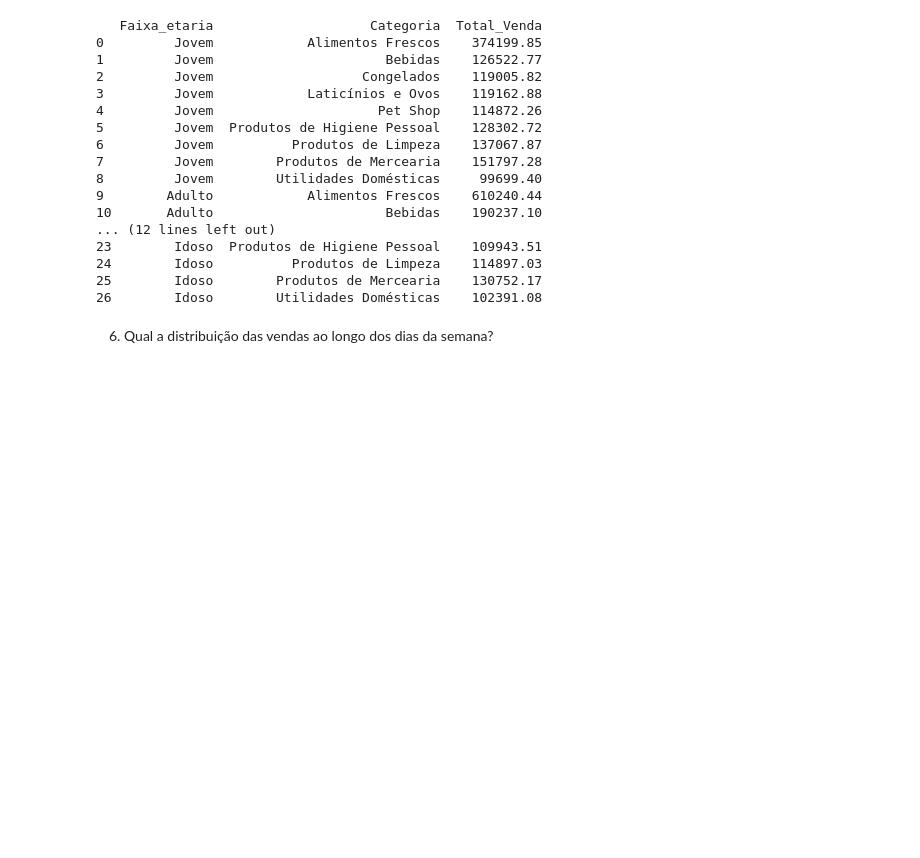
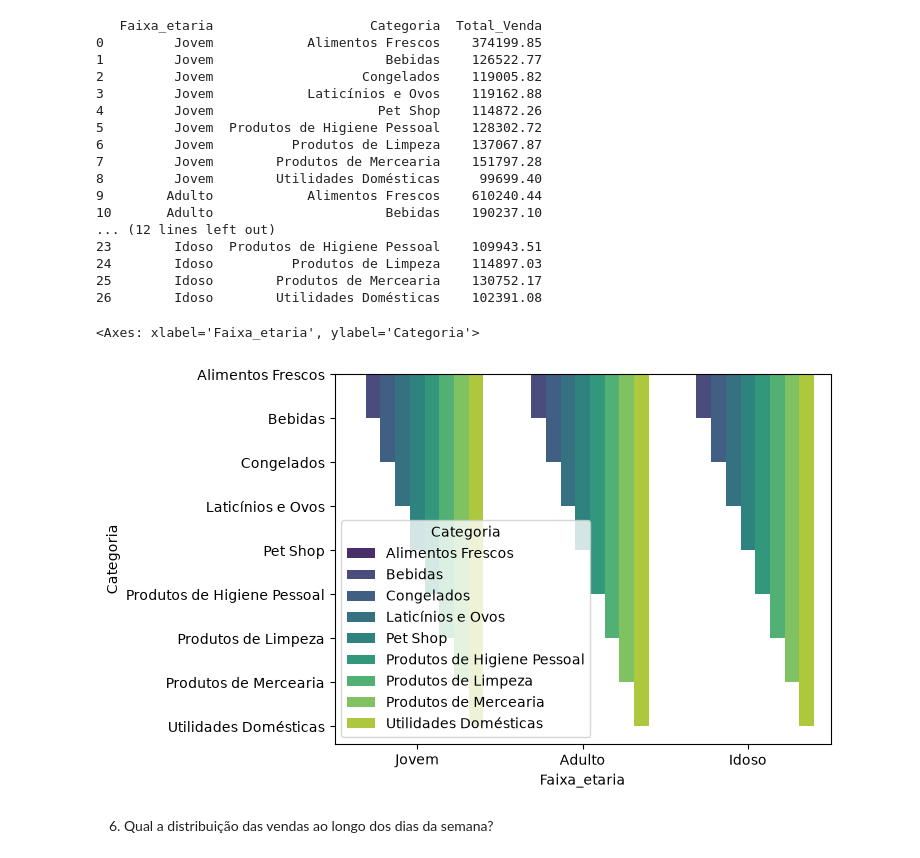
Before and after one commit to Danibisinoto/Repositorio_PROJETO_FINAL_Analise_Exploratoria_de_Dados, a Jupyter notebook: PROJETO.IPYNB, the cells around one changed output. Drawn from its saved outputs; the diff is of its cells as text; code cells hidden in the pictures; blank space fills up the shorter version.

```diff
--- a/PROJETO.IPYNB
+++ b/PROJETO.IPYNB
@@ -488,6 +488,11 @@ print(idade_categoria)
 24        Idoso          Produtos de Limpeza    114897.03
 25        Idoso        Produtos de Mercearia    130752.17
 26        Idoso        Utilidades Domésticas    102391.08
+# %%
+sns.barplot(data=idade_categoria, x="Faixa_etaria", y= "Categoria", hue='Categoria', palette="viridis")
+# %% [output]
+<Axes: xlabel='Faixa_etaria', ylabel='Categoria'>
+[figure, added]
 # %% [markdown]
 6. Qual a distribuição das vendas ao longo dos dias da semana?
 # %% [markdown]
```
